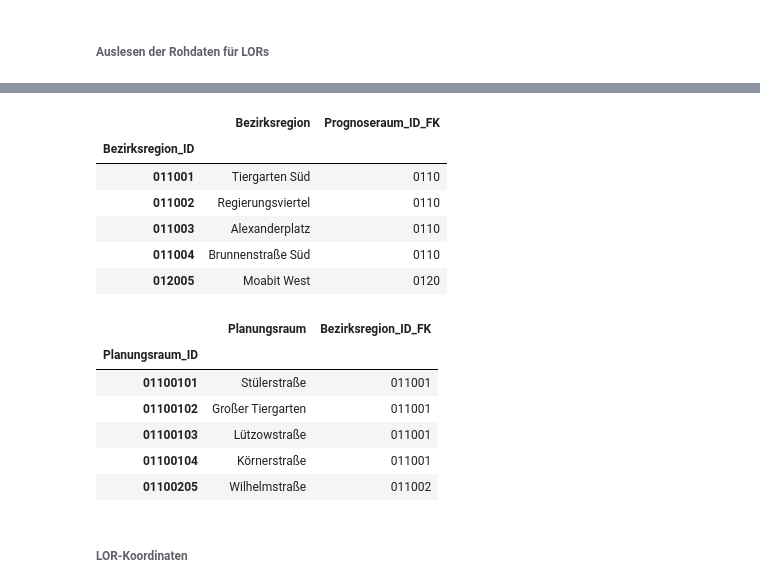
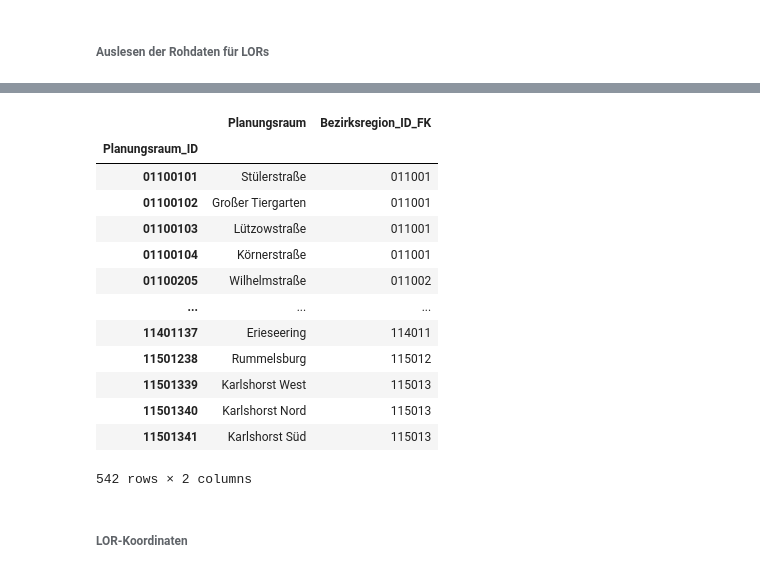
Before and after one commit to ooxiel/BIA_Unfaelle_Berlin, a Jupyter notebook: ETL.ipynb, the cells around one changed output, grey strips where cells are left out. Drawn from its saved outputs; the diff is of its cells as text; code cells hidden in the pictures.

```diff
--- a/ETL.ipynb
+++ b/ETL.ipynb
@@ -1087,52 +1052,0 @@ df_prognoseraum.head()
-# %%
-#############################################################################################
-# Dataframe für Bezirksregion erstellen und Verknüpfung zu Prognoseraum über IDs hinzufügen #
-#############################################################################################
-
-df_bezirksregion = pd.DataFrame(data=bezirksregion, columns=['Bezirksregion_ID', 'Bezirksregion'])  # Dataframe erstellen
-
-bezirksregion_id = df_bezirksregion['Bezirksregion_ID']   # Spalte 'Bezirksregion_ID' aus Dataframe auslesen
-prognoseraum_id = []                                      # Liste zur Sammlung der Prognoseraum-IDs
-
-# Schleife zum Auslesen der IDs
-for id in bezirksregion_id:
-  prognoseraum_id.append(id[:4])  # hinzufügen der ID zu Liste prognoeraum_id
-
-df_bezirksregion.insert(len(df_bezirksregion.columns), column='Prognoseraum_ID_FK', value= prognoseraum_id)   # Liste zum Dataframe hinzufügen
-df_bezirksregion.set_index('Bezirksregion_ID', inplace= True)                                                 # Neuen Index aus Spalte 'Bezirksregion_ID' erstellen
-
-df_bezirksregion.head()
-# %% [output]
-|  | Bezirksregion | Prognoseraum_ID_FK |
-| Bezirksregion_ID |  |  |
-| 011001 | Tiergarten Süd | 0110 |
-| 011002 | Regierungsviertel | 0110 |
-| 011003 | Alexanderplatz | 0110 |
-| 011004 | Brunnenstraße Süd | 0110 |
-| 012005 | Moabit West | 0120 |
-# %%
-#############################################################################################
-# Dataframe für Planungsraum erstellen und Verknüpfung zu Bezirksregion über IDs hinzufügen #
-#############################################################################################
-
-df_planungsraum = pd.DataFrame(data=planungsraum, columns=['Planungsraum_ID', 'Planungsraum'])  # Dataframe erstellen
-
-planungsraum_id = df_planungsraum['Planungsraum_ID']    # Spalte 'Planungsraum_ID' aus Dataframe auslesen
-bezirksregion_id = []                                   # Liste zur Sammlung der Bezirksregion-IDs
-
-# Schleife zum Auslesen der IDs
-for id in planungsraum_id:
-  bezirksregion_id.append(id[:6]) # hinzufügen der ID zu Liste bezirksregion
-
-df_planungsraum.insert(len(df_planungsraum.columns), column='Bezirksregion_ID_FK', value= bezirksregion_id)   # Liste zum Dataframe hinzufügen
-df_planungsraum.set_index('Planungsraum_ID', inplace= True)                                                   # Neuen Index aus Spalte 'Planungsraum_ID' erstellen
-
-df_planungsraum.head()
-# %% [output]
-|  | Planungsraum | Bezirksregion_ID_FK |
-| Planungsraum_ID |  |  |
-| 01100101 | Stülerstraße | 011001 |
-| 01100102 | Großer Tiergarten | 011001 |
-| 01100103 | Lützowstraße | 011001 |
-| 01100104 | Körnerstraße | 011001 |
-| 01100205 | Wilhelmstraße | 011002 |
@@ -1139,2 +1074,19 @@ df_planungsraum.head()
+# %%
+df_planungsraum
+# %% [output]
+|  | Planungsraum | Bezirksregion_ID_FK |
+| Planungsraum_ID |  |  |
+| 01100101 | Stülerstraße | 011001 |
+| 01100102 | Großer Tiergarten | 011001 |
+| 01100103 | Lützowstraße | 011001 |
+| 01100104 | Körnerstraße | 011001 |
+| 01100205 | Wilhelmstraße | 011002 |
+| ... | ... | ... |
+| 11401137 | Erieseering | 114011 |
+| 11501238 | Rummelsburg | 115012 |
+| 11501339 | Karlshorst West | 115013 |
+| 11501340 | Karlshorst Nord | 115013 |
+| 11501341 | Karlshorst Süd | 115013 |
+542 rows × 2 columns
 # %% [markdown]
 ###### LOR-Koordinaten
```
Also changed, not shown: parts of 39 cells of this notebook, 18 other files.
